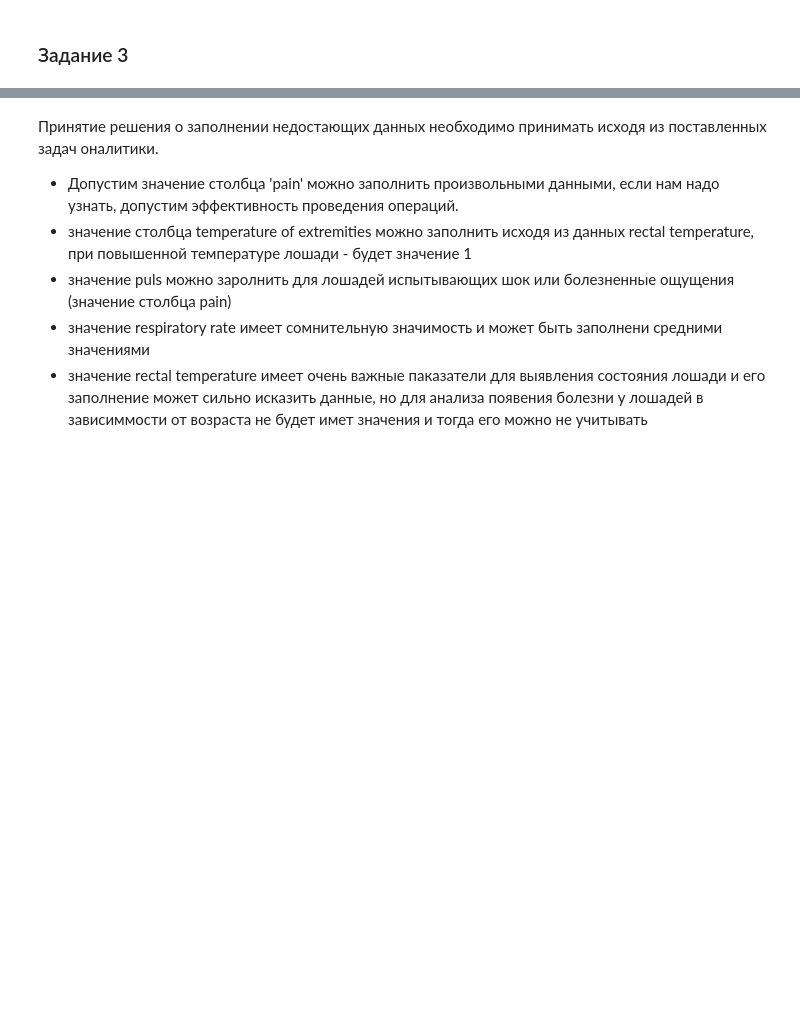
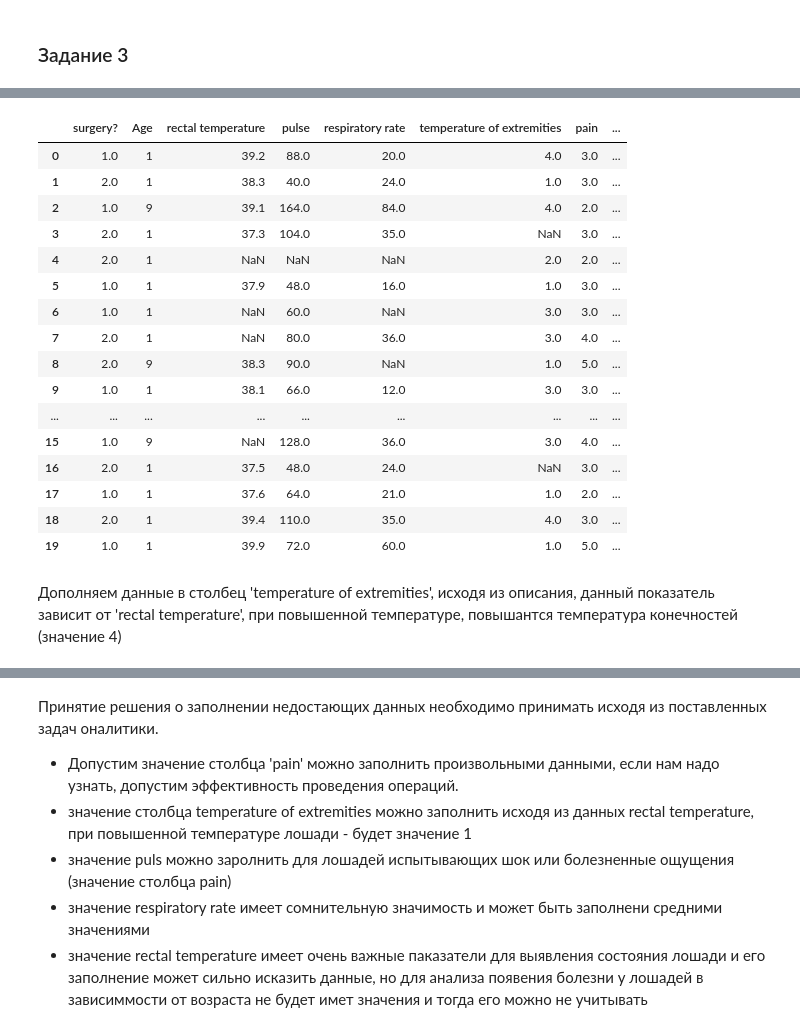
Before and after one commit to Virvin777/Netology-DZ, a Jupyter notebook: DZ_baz_stat.ipynb, the cells around one changed output, grey strips where cells are left out. Drawn from its saved outputs; the diff is of its cells as text; code cells hidden in the pictures; blank space fills up the shorter version.

```diff
--- a/DZ_baz_stat.ipynb
+++ b/DZ_baz_stat.ipynb
@@ -174,0 +192,23 @@ dtype: int64
+# %%
+df['pain'] = df['pain'].fillna(df['pain'].round().mode()[0])
+df.head(20)
+# %% [output]
+|  | surgery? | Age | rectal temperature | pulse | respiratory rate | temperature of extremities | pain | ... |
+| 0 | 1.0 | 1 | 39.2 | 88.0 | 20.0 | 4.0 | 3.0 | ... |
+| 1 | 2.0 | 1 | 38.3 | 40.0 | 24.0 | 1.0 | 3.0 | ... |
+| 2 | 1.0 | 9 | 39.1 | 164.0 | 84.0 | 4.0 | 2.0 | ... |
+| 3 | 2.0 | 1 | 37.3 | 104.0 | 35.0 | NaN | 3.0 | ... |
+| 4 | 2.0 | 1 | NaN | NaN | NaN | 2.0 | 2.0 | ... |
+| 5 | 1.0 | 1 | 37.9 | 48.0 | 16.0 | 1.0 | 3.0 | ... |
+| 6 | 1.0 | 1 | NaN | 60.0 | NaN | 3.0 | 3.0 | ... |
+| 7 | 2.0 | 1 | NaN | 80.0 | 36.0 | 3.0 | 4.0 | ... |
+| 8 | 2.0 | 9 | 38.3 | 90.0 | NaN | 1.0 | 5.0 | ... |
+| 9 | 1.0 | 1 | 38.1 | 66.0 | 12.0 | 3.0 | 3.0 | ... |
+| ... | ... | ... | ... | ... | ... | ... | ... | ... |
+| 15 | 1.0 | 9 | NaN | 128.0 | 36.0 | 3.0 | 4.0 | ... |
+| 16 | 2.0 | 1 | 37.5 | 48.0 | 24.0 | NaN | 3.0 | ... |
+| 17 | 1.0 | 1 | 37.6 | 64.0 | 21.0 | 1.0 | 2.0 | ... |
+| 18 | 2.0 | 1 | 39.4 | 110.0 | 35.0 | 4.0 | 3.0 | ... |
+| 19 | 1.0 | 1 | 39.9 | 72.0 | 60.0 | 1.0 | 5.0 | ... |
+# %% [markdown]
+Дополняем данные в столбец 'temperature of extremities', исходя из описания, данный показатель зависит от 'rectal temperature', при повышенной температуре, повышантся температура конечностей (значение 4)
```
Also changed, not shown: parts of 9 cells of this notebook.
